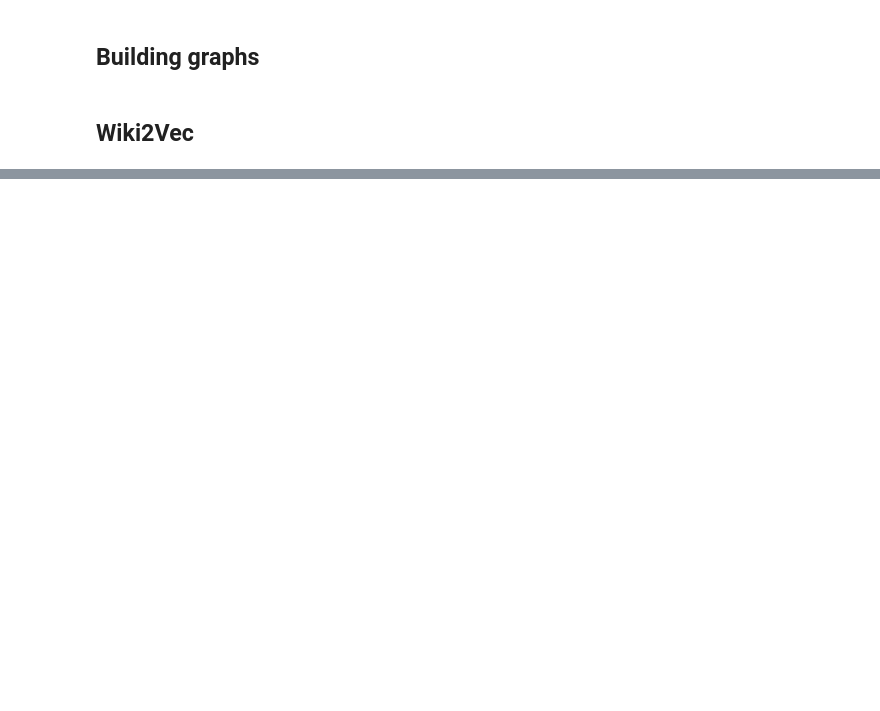
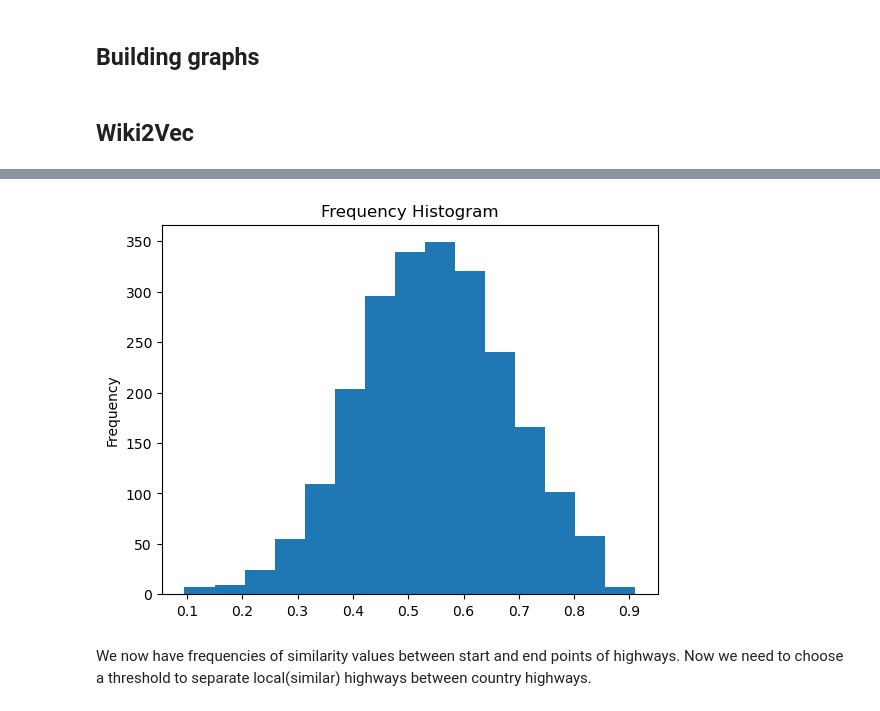
Before and after one commit to epfl-ada/ada-2022-project-hltw, a Jupyter notebook: P2.ipynb, the cells around one changed output, grey strips where cells are left out. Saved outputs shown, nothing was run; the diff lists cells and outputs as text; code cells hidden in the pictures; blank space fills up the shorter version.

```diff
--- a/P2.ipynb
+++ b/P2.ipynb
@@ -726,7 +732,7 @@ Let's count from around 4 or more count since we still have some values
 filtered_26_g5 = highways_26_raw[highways_26_raw['Count']>6]
 high_to_st_end = {}
 progress = 0
-total_chunk = int(filtered_26_g5.size/100)
+total_chunk = int(filtered_26_g5.size/200)
 for highway in filtered_26_g5['Edge']:
     s, e = find_start_end_bags_using_highway(highway, df_finished_paths['path_list_without_backtracking'])
     high_to_st_end[highway] = [s,e]
@@ -822,0 +829,18 @@ memmap([-0.4730947 ,  1.1491817 , -0.0706116 , -0.63997996, -0.22249767,
+# %%
+def article_to_wiki2vec_name(name):
+    return name.replace('_',' ').replace("  ", " ")
+
+def compute_average_vector(article_list):
+    arrays = []
+    for article in article_list:
+        name = article_to_wiki2vec_name(article)
+        try:
+            vector = np.array(wiki2vec.get_entity_vector(name).tolist())
+            arrays.append(vector)
+        except:
+            ## Sometimes articles are not found. They are removed or replaced by some other articles. Wikispeedia is older dataset than
+            ## Wiki2vec model
+            print("Not found: ", name)
+    if len(arrays)== 0:
+        return np.nan
+    return np.mean(arrays, axis=0)
@@ -822,0 +890,15 @@ memmap([-0.4730947 ,  1.1491817 , -0.0706116 , -0.63997996, -0.22249767,
+# %%
+highway_similarities = {}
+for k,v in high_to_st_end.items():
+    ## Ignore not existing highways might be bug
+    if len(v[0])==0 or len(v[1])==0:
+        continue
+
+    start_vector = compute_average_vector(v[0])
+    end_vector = compute_average_vector(v[1])
+    if not np.isnan(start_vector).any() and not np.isnan(end_vector).any():
+        # print("Highway: " , k)
+        similarity = cosine_similarity([start_vector], [end_vector])
+        highway_similarities[k] = similarity[0][0]
+    #     print("Similarity: " , similarity)
+    # print("#"*200)
@@ -822,0 +925,7 @@ memmap([-0.4730947 ,  1.1491817 , -0.0706116 , -0.63997996, -0.22249767,
+# %%
+plt.hist(list(highway_similarities.values()), bins=15)
+plt.gca().set(title='Frequency Histogram', ylabel='Frequency');
+# %% [output]
+[figure, added]
+# %% [markdown]
+We now have frequencies of similarity values between start and end points of highways. Now we need to choose a threshold to separate local(similar) highways between country highways.
```
Also changed, not shown: parts of 21 cells of this notebook.
